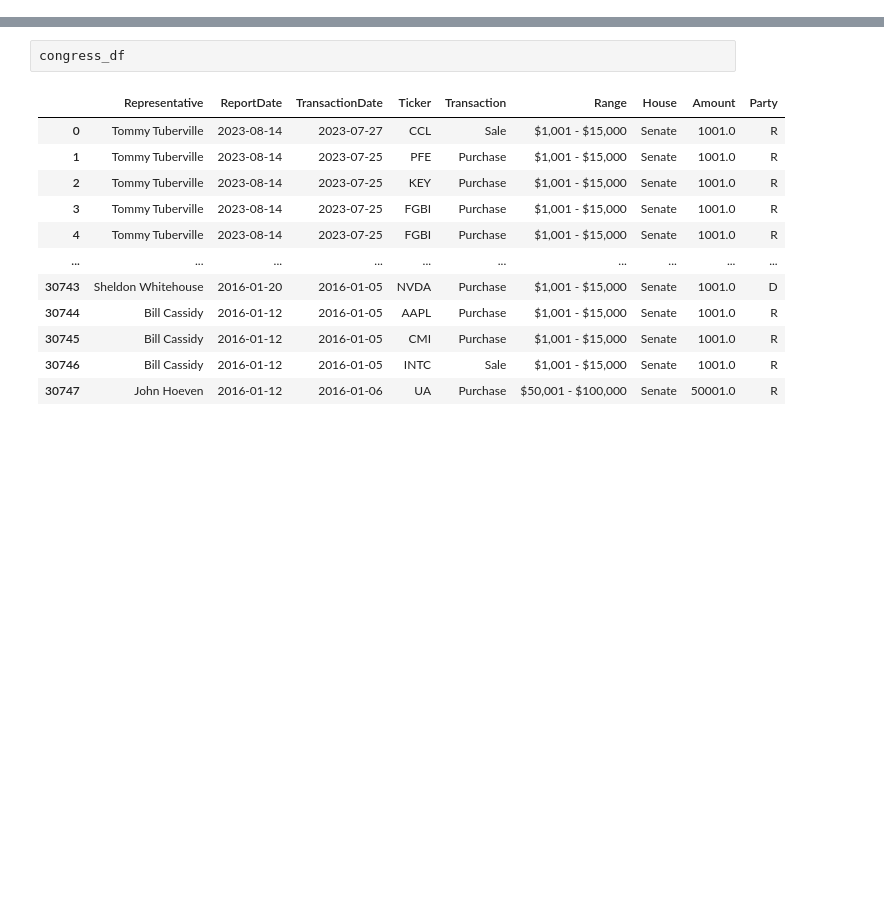
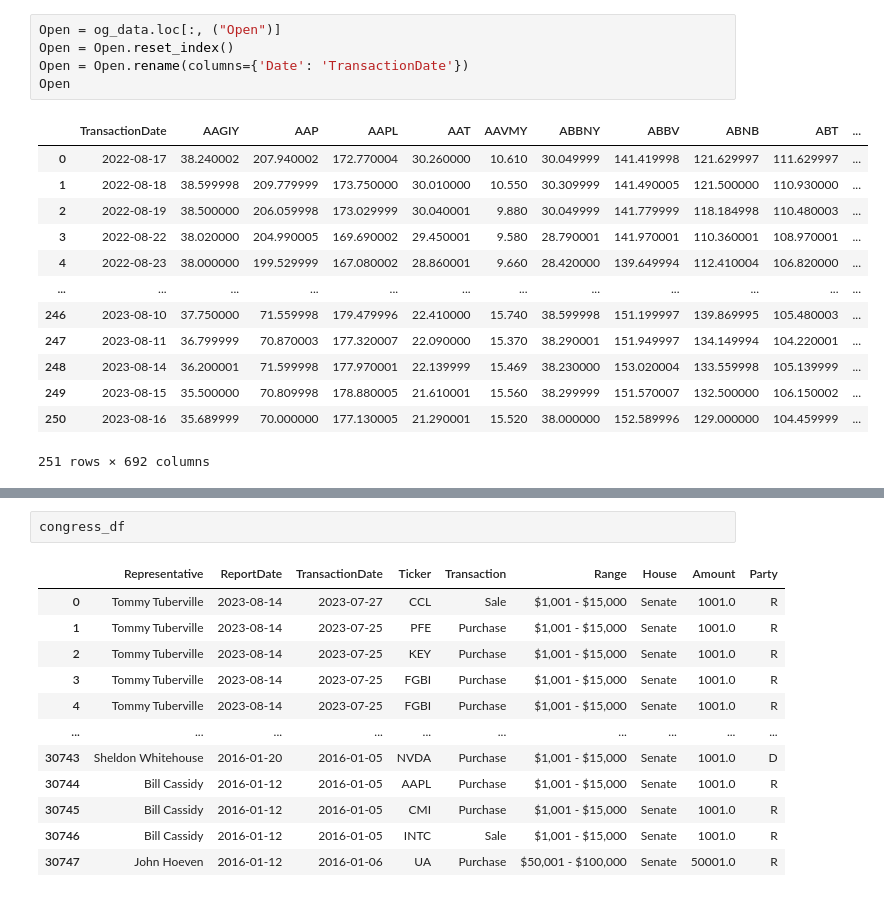
Before and after one commit to ssenhouse/project_3_congress_insider, a Jupyter notebook: quiver_api.ipynb, the cells around one changed output, grey strips where cells are left out. Drawn from its saved outputs; the diff is of its cells as text; blank space fills up the shorter version.

```diff
--- a/quiver_api.ipynb
+++ b/quiver_api.ipynb
@@ -6,0 +51,19 @@ from dotenv import load_dotenv
+# %%
+Open = og_data.loc[:, ("Open")]
+Open = Open.reset_index()
+Open = Open.rename(columns={'Date': 'TransactionDate'})
+Open
+# %% [output]
+|  | TransactionDate | AAGIY | AAP | AAPL | AAT | AAVMY | ABBNY | ABBV | ABNB | ABT | ... |
+| 0 | 2022-08-17 | 38.240002 | 207.940002 | 172.770004 | 30.260000 | 10.610 | 30.049999 | 141.419998 | 121.629997 | 111.629997 | ... |
+| 1 | 2022-08-18 | 38.599998 | 209.779999 | 173.750000 | 30.010000 | 10.550 | 30.309999 | 141.490005 | 121.500000 | 110.930000 | ... |
+| 2 | 2022-08-19 | 38.500000 | 206.059998 | 173.029999 | 30.040001 | 9.880 | 30.049999 | 141.779999 | 118.184998 | 110.480003 | ... |
+| 3 | 2022-08-22 | 38.020000 | 204.990005 | 169.690002 | 29.450001 | 9.580 | 28.790001 | 141.970001 | 110.360001 | 108.970001 | ... |
+| 4 | 2022-08-23 | 38.000000 | 199.529999 | 167.080002 | 28.860001 | 9.660 | 28.420000 | 139.649994 | 112.410004 | 106.820000 | ... |
+| ... | ... | ... | ... | ... | ... | ... | ... | ... | ... | ... | ... |
+| 246 | 2023-08-10 | 37.750000 | 71.559998 | 179.479996 | 22.410000 | 15.740 | 38.599998 | 151.199997 | 139.869995 | 105.480003 | ... |
+| 247 | 2023-08-11 | 36.799999 | 70.870003 | 177.320007 | 22.090000 | 15.370 | 38.290001 | 151.949997 | 134.149994 | 104.220001 | ... |
+| 248 | 2023-08-14 | 36.200001 | 71.599998 | 177.970001 | 22.139999 | 15.469 | 38.230000 | 153.020004 | 133.559998 | 105.139999 | ... |
+| 249 | 2023-08-15 | 35.500000 | 70.809998 | 178.880005 | 21.610001 | 15.560 | 38.299999 | 151.570007 | 132.500000 | 106.150002 | ... |
+| 250 | 2023-08-16 | 35.689999 | 70.000000 | 177.130005 | 21.290001 | 15.520 | 38.000000 | 152.589996 | 129.000000 | 104.459999 | ... |
+251 rows × 692 columns
```
Also changed, not shown: parts of 28 cells of this notebook, 2 other files.
